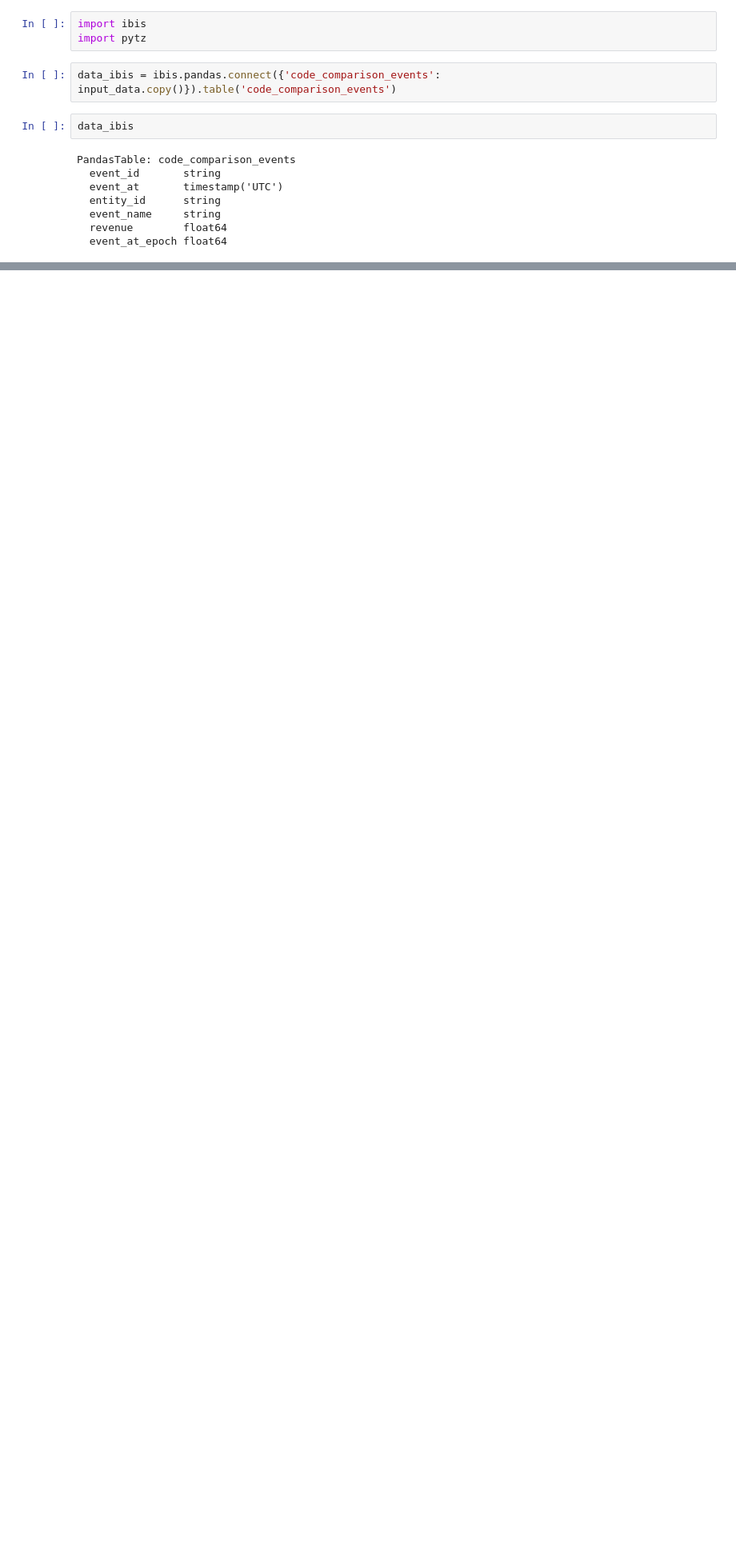
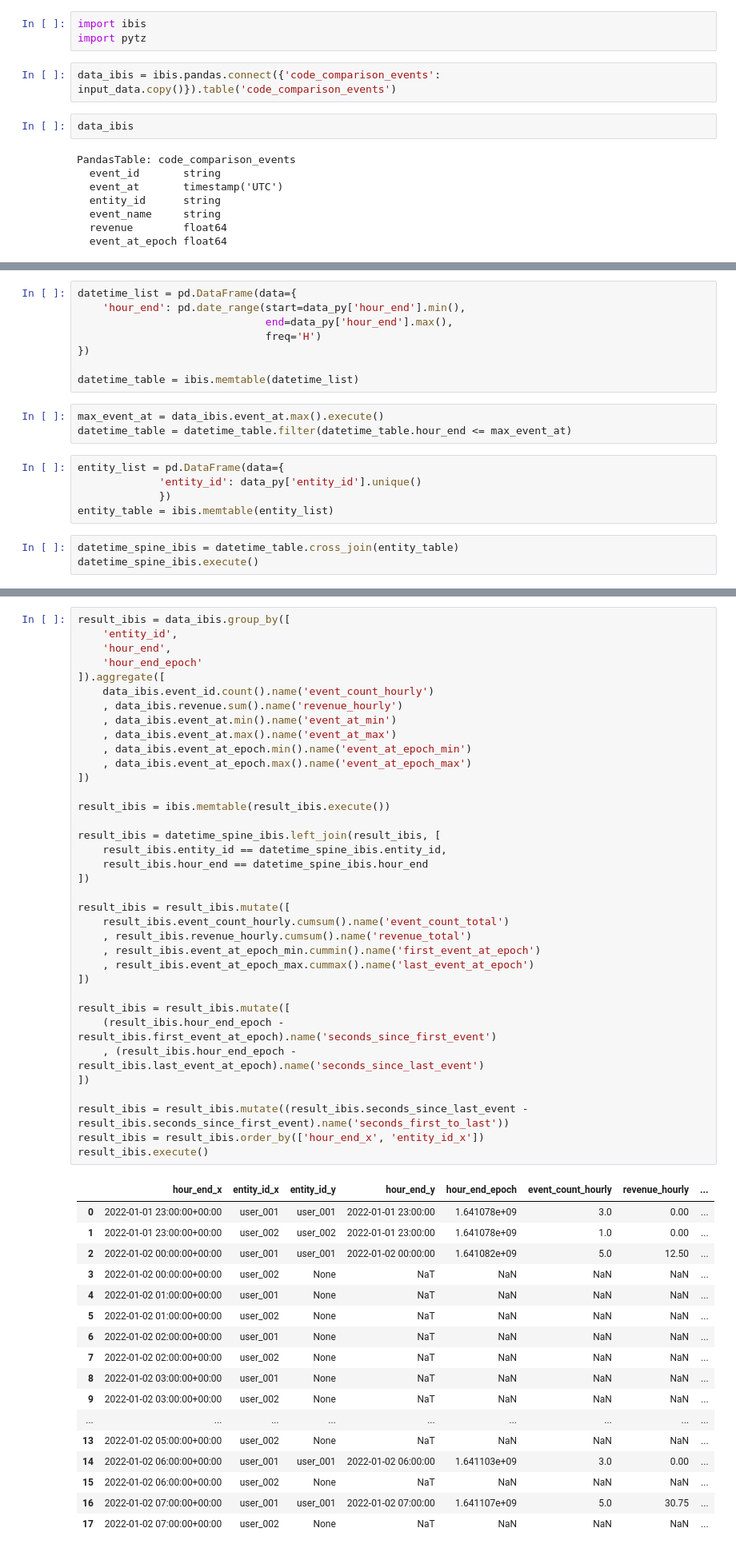
Before and after one commit to drabastomek/IbisVsFenl, a Jupyter notebook: IbisVsFENL.ipynb, the cells around one changed output, grey strips where cells are left out. Shown: that part at 80% size. Cells and saved outputs as stored; diff of their text form; blank space fills up the shorter version.

Commit message:
Adding spine

```diff
--- a/IbisVsFENL.ipynb
+++ b/IbisVsFENL.ipynb
@@ -331,0 +348,19 @@ result_ibis.execute()
+# %%
+datetime_list = pd.DataFrame(data={
+    'hour_end': pd.date_range(start=data_py['hour_end'].min(),
+                              end=data_py['hour_end'].max(),
+                              freq='H')
+})
+
+datetime_table = ibis.memtable(datetime_list)
+# %%
+max_event_at = data_ibis.event_at.max().execute()
+datetime_table = datetime_table.filter(datetime_table.hour_end <= max_event_at)
+# %%
+entity_list = pd.DataFrame(data={
+             'entity_id': data_py['entity_id'].unique()
+             })
+entity_table = ibis.memtable(entity_list)
+# %%
+datetime_spine_ibis = datetime_table.cross_join(entity_table)
+datetime_spine_ibis.execute()
@@ -331,0 +385,54 @@ result_ibis.execute()
+# %%
+result_ibis = data_ibis.group_by([
+    'entity_id',
+    'hour_end',
+    'hour_end_epoch'
+]).aggregate([
+    data_ibis.event_id.count().name('event_count_hourly')
+    , data_ibis.revenue.sum().name('revenue_hourly')
+    , data_ibis.event_at.min().name('event_at_min')
+    , data_ibis.event_at.max().name('event_at_max')
+    , data_ibis.event_at_epoch.min().name('event_at_epoch_min')
+    , data_ibis.event_at_epoch.max().name('event_at_epoch_max')
+])
+
+result_ibis = ibis.memtable(result_ibis.execute())
+
+result_ibis = datetime_spine_ibis.left_join(result_ibis, [
+    result_ibis.entity_id == datetime_spine_ibis.entity_id,
+    result_ibis.hour_end == datetime_spine_ibis.hour_end
+])
+
+result_ibis = result_ibis.mutate([
+    result_ibis.event_count_hourly.cumsum().name('event_count_total')
+    , result_ibis.revenue_hourly.cumsum().name('revenue_total')
+    , result_ibis.event_at_epoch_min.cummin().name('first_event_at_epoch')
+    , result_ibis.event_at_epoch_max.cummax().name('last_event_at_epoch')
+])
+
+result_ibis = result_ibis.mutate([
+    (result_ibis.hour_end_epoch - result_ibis.first_event_at_epoch).name('seconds_since_first_event')
+    , (result_ibis.hour_end_epoch - result_ibis.last_event_at_epoch).name('seconds_since_last_event')
+])
+
+result_ibis = result_ibis.mutate((result_ibis.seconds_since_last_event - result_ibis.seconds_since_first_event).name('seconds_first_to_last'))
+result_ibis = result_ibis.order_by(['hour_end_x', 'entity_id_x'])
+result_ibis.execute()
+# %% [output]
+|  | hour_end_x | entity_id_x | entity_id_y | hour_end_y | hour_end_epoch | event_count_hourly | revenue_hourly | ... |
+| 0 | 2022-01-01 23:00:00+00:00 | user_001 | user_001 | 2022-01-01 23:00:00 | 1.641078e+09 | 3.0 | 0.00 | ... |
+| 1 | 2022-01-01 23:00:00+00:00 | user_002 | user_002 | 2022-01-01 23:00:00 | 1.641078e+09 | 1.0 | 0.00 | ... |
+| 2 | 2022-01-02 00:00:00+00:00 | user_001 | user_001 | 2022-01-02 00:00:00 | 1.641082e+09 | 5.0 | 12.50 | ... |
+| 3 | 2022-01-02 00:00:00+00:00 | user_002 | None | NaT | NaN | NaN | NaN | ... |
+| 4 | 2022-01-02 01:00:00+00:00 | user_001 | None | NaT | NaN | NaN | NaN | ... |
+| 5 | 2022-01-02 01:00:00+00:00 | user_002 | None | NaT | NaN | NaN | NaN | ... |
+| 6 | 2022-01-02 02:00:00+00:00 | user_001 | None | NaT | NaN | NaN | NaN | ... |
+| 7 | 2022-01-02 02:00:00+00:00 | user_002 | None | NaT | NaN | NaN | NaN | ... |
+| 8 | 2022-01-02 03:00:00+00:00 | user_001 | None | NaT | NaN | NaN | NaN | ... |
+| 9 | 2022-01-02 03:00:00+00:00 | user_002 | None | NaT | NaN | NaN | NaN | ... |
+| ... | ... | ... | ... | ... | ... | ... | ... | ... |
+| 13 | 2022-01-02 05:00:00+00:00 | user_002 | None | NaT | NaN | NaN | NaN | ... |
+| 14 | 2022-01-02 06:00:00+00:00 | user_001 | user_001 | 2022-01-02 06:00:00 | 1.641103e+09 | 3.0 | 0.00 | ... |
+| 15 | 2022-01-02 06:00:00+00:00 | user_002 | None | NaT | NaN | NaN | NaN | ... |
+| 16 | 2022-01-02 07:00:00+00:00 | user_001 | user_001 | 2022-01-02 07:00:00 | 1.641107e+09 | 5.0 | 30.75 | ... |
+| 17 | 2022-01-02 07:00:00+00:00 | user_002 | None | NaT | NaN | NaN | NaN | ... |
```
Also changed, not shown: parts of 8 cells of this notebook.
